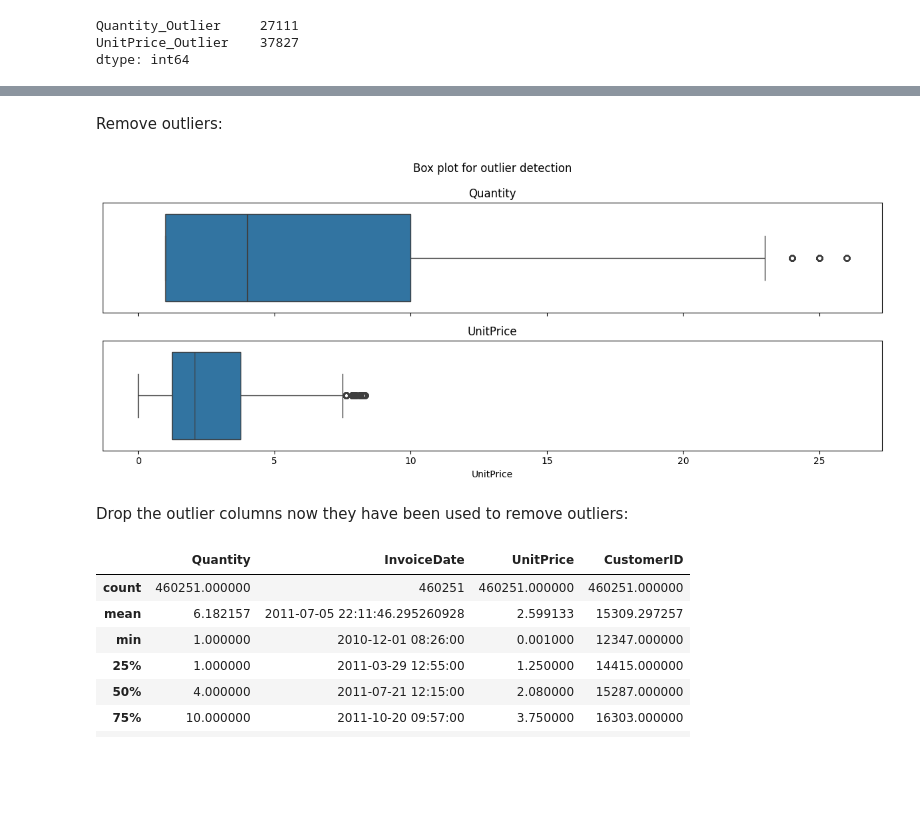
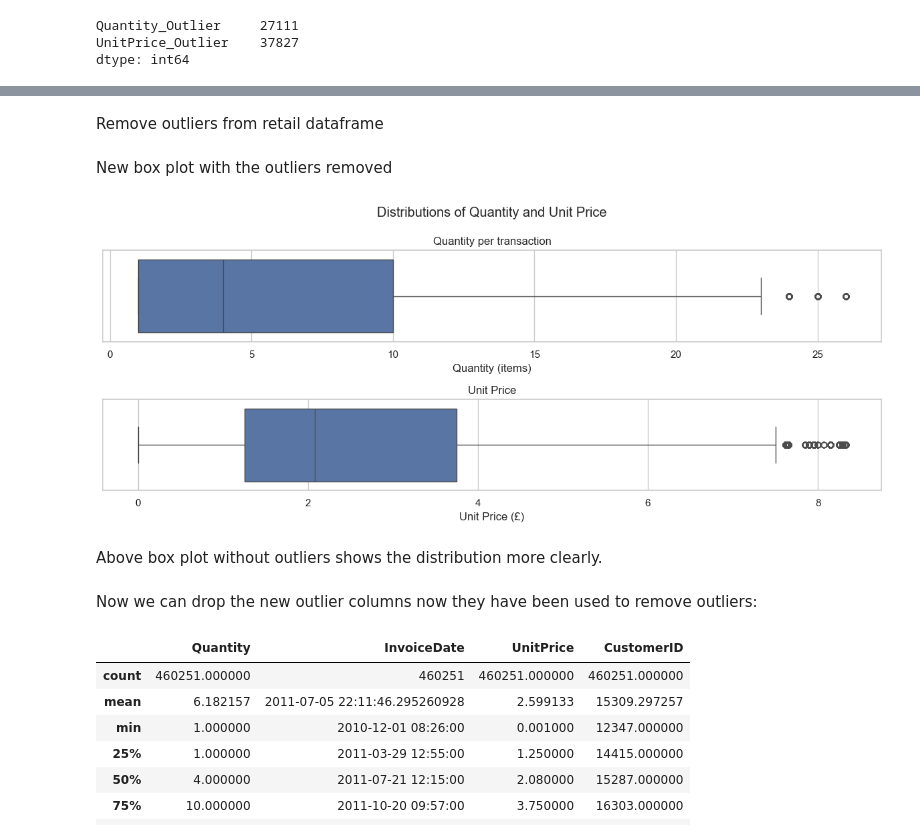
Before and after one commit to BethW83/Group-Project-1-Retail, a Jupyter notebook: jupyter_notebooks/data_clean_EDA.ipynb, the cells around one changed output, grey strips where cells are left out. Cells and saved outputs as stored; diff of their text form; code cells hidden in the pictures; blank space fills up the shorter version.

Commit message:
Add markdown and comments describing how outliers are removed and new boxplot

```diff
--- a/jupyter_notebooks/data_clean_EDA.ipynb
+++ b/jupyter_notebooks/data_clean_EDA.ipynb
@@ -275,5 +280,5 @@ retail.head()
 | 3 | 536365 | 84029G | KNITTED UNION FLAG HOT WATER BOTTLE | 6 | 2010-12-01 08:26:00 | 3.39 | 17850 | United Kingdom | ... |
 | 4 | 536365 | 84029E | RED WOOLLY HOTTIE WHITE HEART. | 6 | 2010-12-01 08:26:00 | 3.39 | 17850 | United Kingdom | ... |
 # %% [markdown]
-Remove outliers:
+Remove outliers from retail dataframe
 # %%
@@ -280,29 +286,35 @@ Remove outliers:
 retail = retail[~retail['Quantity_Outlier']]
 retail = retail[~retail['UnitPrice_Outlier']]
+# %% [markdown]
+New box plot with the outliers removed
 # %%
-fig, axes = plt.subplots(2, 1, sharex=True, figsize=(12, 5))
-
+#set theme
+sns.set_theme(style="whitegrid")
+#set up two axes
+fig, axes = plt.subplots(2, 1, figsize=(12, 5))
+#plot quantity on first axis, and unit price on second
 sns.boxplot(x=retail['Quantity'], ax=axes[0])
 sns.boxplot(x=retail['UnitPrice'], ax=axes[1])
+#set title
+plt.suptitle("Distributions of Quantity and Unit Price", y=0.98)
 
-plt.suptitle("Box plot for outlier detection")
+#add information to plots
+axes[0].set_title("Quantity per transaction")
+axes[0].set_xlabel("Quantity (items)")
+axes[0].set_yticks([])
 
-axes[0].set_ylabel("")
-axes[1].set_ylabel("")
-axes[0].set_yticks([])
+axes[1].set_title("Unit Price")
+axes[1].set_xlabel("Unit Price (£)")
 axes[1].set_yticks([])
-
-
-
-axes[0].set_title("Quantity")
-axes[1].set_title("UnitPrice")
 
 plt.tight_layout()
 plt.show()
 # %% [output]
-[figure, old version]
+[figure, new version]
+# %% [markdown]
+Above box plot without outliers shows the distribution more clearly.
 # %% [markdown]
-Drop the outlier columns now they have been used to remove outliers:
+Now we can drop the new outlier columns now they have been used to remove outliers:
 # %%
 retail = retail.drop(columns=['Quantity_Outlier', 'UnitPrice_Outlier'])
 retail.describe()
```
Also changed, not shown: parts of 5 cells of this notebook.
